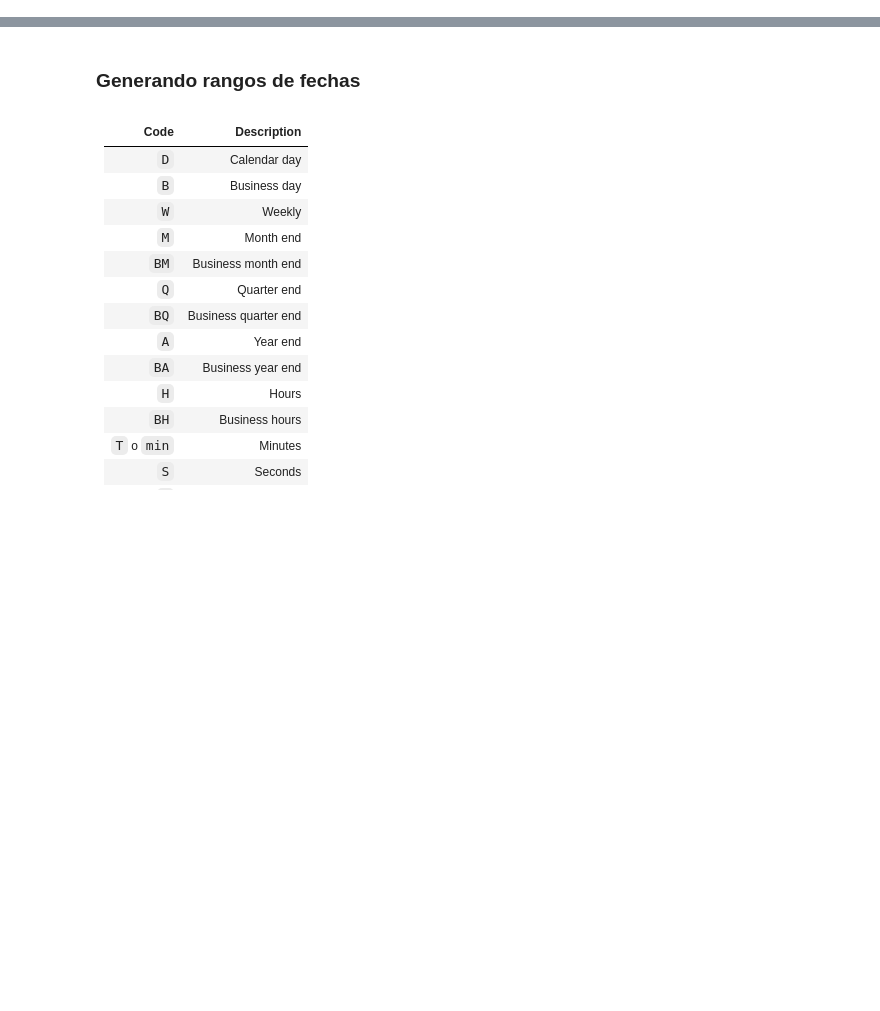
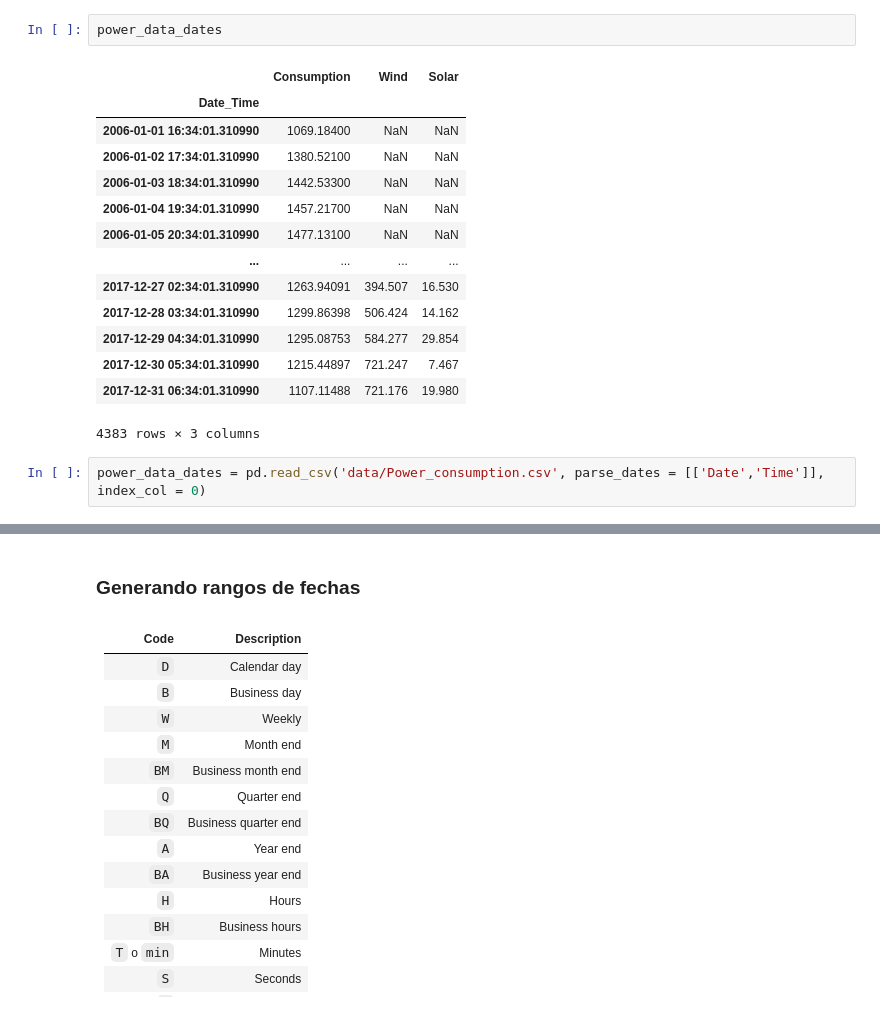
Before and after one commit to Ardark27/python_finance, a Jupyter notebook: 5_series_temporales/5_2_indexación_rangos.ipynb, the cells around one changed output, grey strips where cells are left out. Cells and saved outputs as stored; diff of their text form; blank space fills up the shorter version.

```diff
--- a/5_series_temporales/5_2_indexación_rangos.ipynb
+++ b/5_series_temporales/5_2_indexación_rangos.ipynb
@@ -0,0 +100,19 @@
+# %%
+power_data_dates
+# %% [output]
+|  | Consumption | Wind | Solar |
+| Date_Time |  |  |  |
+| 2006-01-01 16:34:01.310990 | 1069.18400 | NaN | NaN |
+| 2006-01-02 17:34:01.310990 | 1380.52100 | NaN | NaN |
+| 2006-01-03 18:34:01.310990 | 1442.53300 | NaN | NaN |
+| 2006-01-04 19:34:01.310990 | 1457.21700 | NaN | NaN |
+| 2006-01-05 20:34:01.310990 | 1477.13100 | NaN | NaN |
+| ... | ... | ... | ... |
+| 2017-12-27 02:34:01.310990 | 1263.94091 | 394.507 | 16.530 |
+| 2017-12-28 03:34:01.310990 | 1299.86398 | 506.424 | 14.162 |
+| 2017-12-29 04:34:01.310990 | 1295.08753 | 584.277 | 29.854 |
+| 2017-12-30 05:34:01.310990 | 1215.44897 | 721.247 | 7.467 |
+| 2017-12-31 06:34:01.310990 | 1107.11488 | 721.176 | 19.980 |
+4383 rows × 3 columns
+# %%
+power_data_dates = pd.read_csv('data/Power_consumption.csv', parse_dates = [['Date','Time']], index_col = 0)
```
Also changed, not shown: parts of 36 cells of this notebook, 11 other files.
